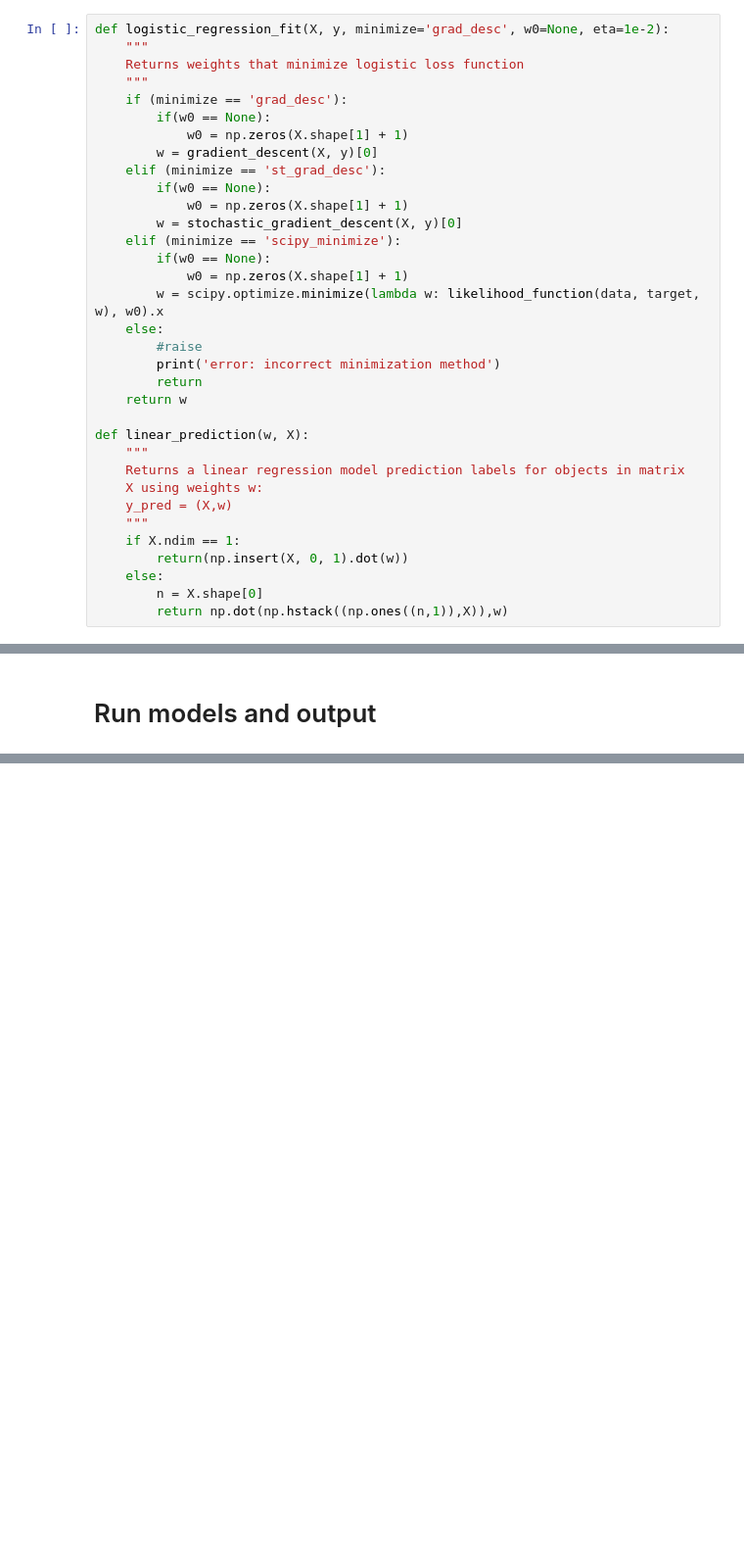
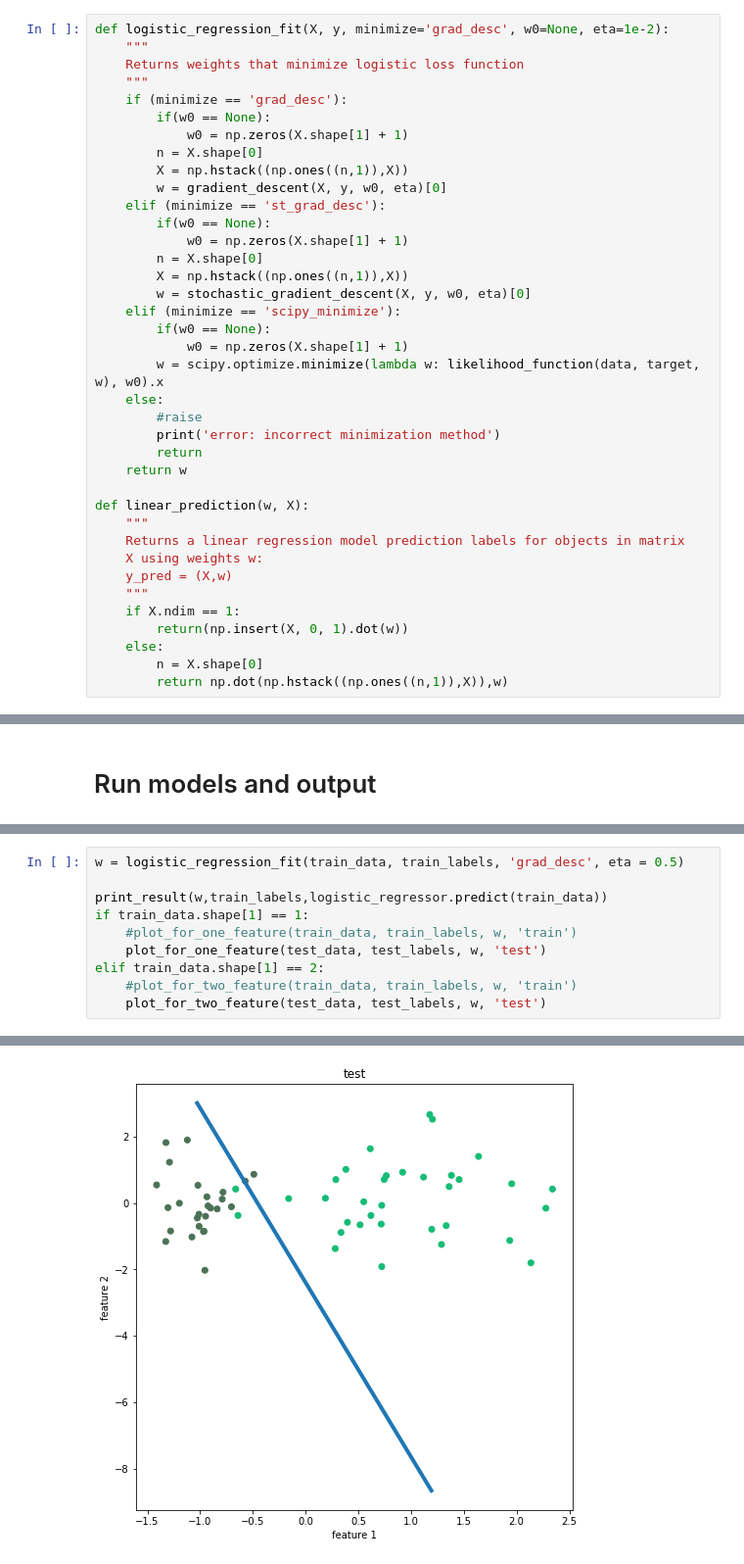
Before and after one commit to Antonyo314/dru-ML-algorithms, a Jupyter notebook: 2. LogisticRegression.ipynb, the cells around one changed output, grey strips where cells are left out. Shown at 98% size. Cells and saved outputs as stored; diff of their text form; blank space fills up the shorter version.

```diff
--- a/2. LogisticRegression.ipynb
+++ b/2. LogisticRegression.ipynb
@@ -33,11 +33,15 @@ def logistic_regression_fit(X, y, minimize='grad_desc', w0=None, eta=1e-2):
     if (minimize == 'grad_desc'):
         if(w0 == None):
             w0 = np.zeros(X.shape[1] + 1)
-        w = gradient_descent(X, y)[0]
+        n = X.shape[0]
+        X = np.hstack((np.ones((n,1)),X))
+        w = gradient_descent(X, y, w0, eta)[0]
     elif (minimize == 'st_grad_desc'):
         if(w0 == None):
             w0 = np.zeros(X.shape[1] + 1)
-        w = stochastic_gradient_descent(X, y)[0]
+        n = X.shape[0]
+        X = np.hstack((np.ones((n,1)),X))
+        w = stochastic_gradient_descent(X, y, w0, eta)[0]
     elif (minimize == 'scipy_minimize'):
         if(w0 == None):
             w0 = np.zeros(X.shape[1] + 1)
@@ -124,0 +215,11 @@ test_labels = cross_validation.train_test_split(data, target, test_size = 0.3)
+# %%
+w = logistic_regression_fit(train_data, train_labels, 'grad_desc', eta = 0.5)
+
+print_result(w,train_labels,logistic_regressor.predict(train_data))
+if train_data.shape[1] == 1:
+    #plot_for_one_feature(train_data, train_labels, w, 'train')
+    plot_for_one_feature(test_data, test_labels, w, 'test')
+elif train_data.shape[1] == 2:
+    #plot_for_two_feature(train_data, train_labels, w, 'train')
+    plot_for_two_feature(test_data, test_labels, w, 'test')
+# %% [output]
@@ -124,0 +238 @@ test_labels = cross_validation.train_test_split(data, target, test_size = 0.3)
+[figure, added]
```
Also changed, not shown: parts of 24 cells of this notebook.
